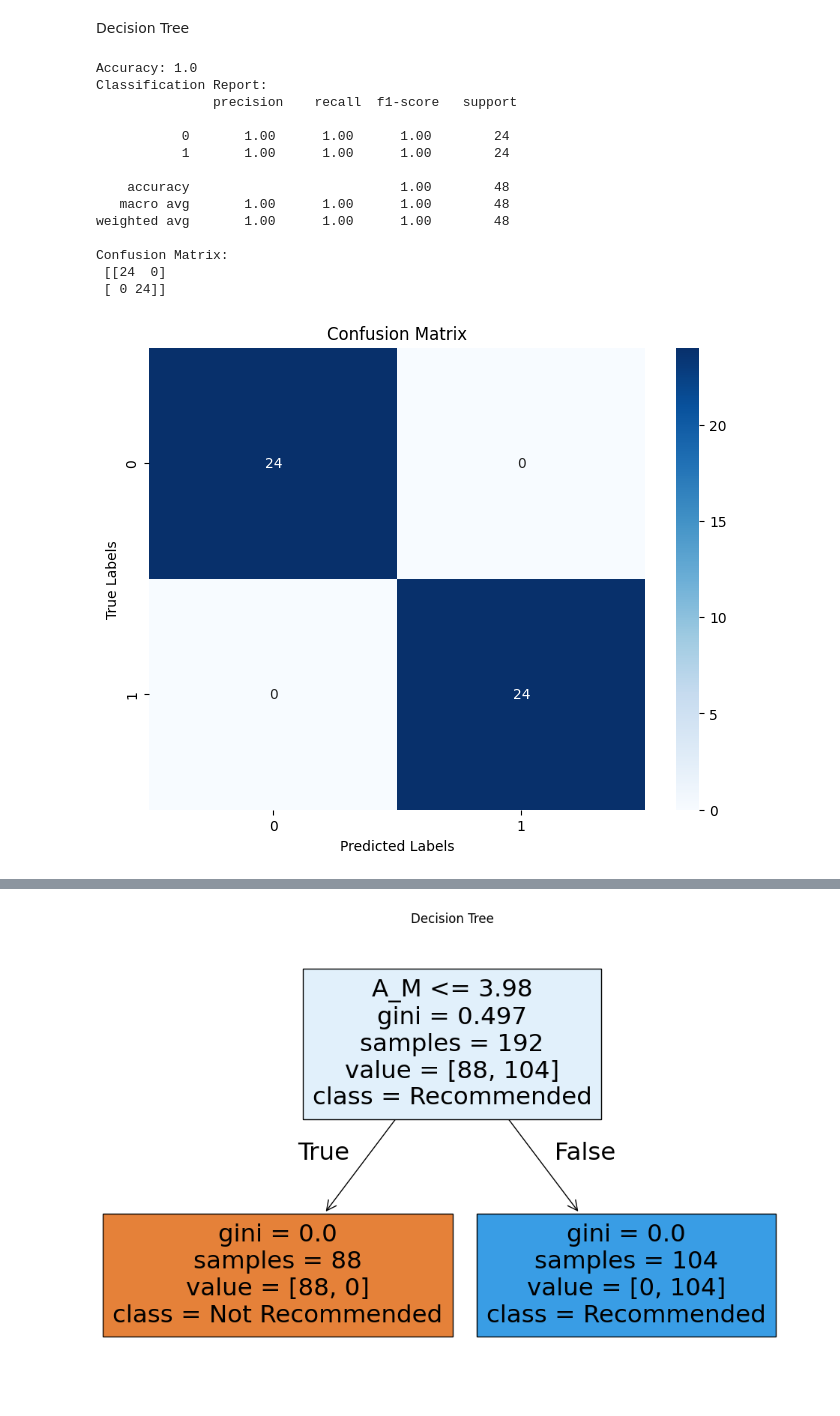
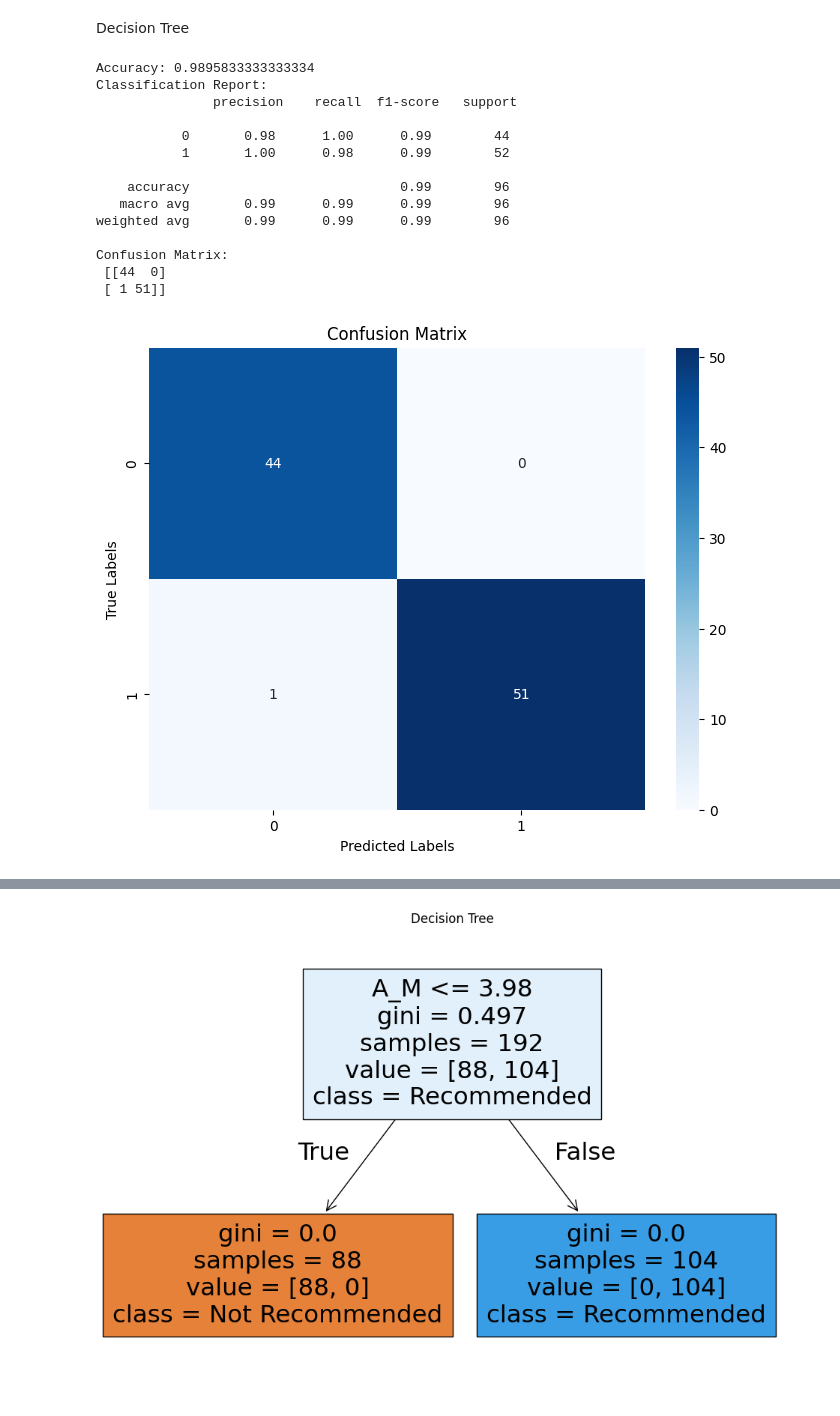
Before and after one commit to 2303A52357/AIML_2303A52357, a Jupyter notebook: STARS_DATASET_PROJECT.ipynb, the cells around one changed output, grey strips where cells are left out. Cells and saved outputs as stored; diff of their text form; code cells hidden in the pictures.

```diff
--- a/STARS_DATASET_PROJECT.ipynb
+++ b/STARS_DATASET_PROJECT.ipynb
@@ -162,20 +162,20 @@ import seaborn as sns
 import matplotlib.pyplot as plt
 
 # Load the dataset
-df = pd.read_csv('/content/drive/MyDrive/Stars Dataset.csv')
+df = pd.read_csv('/content/Stars Dataset.csv.sml.csv')
 
-# Define target variable (assuming A_M >= 4 is Temparature)
-df['Temparature'] = df['A_M'].apply(lambda x: 1 if x >= 4 else 0)
+# Define target variable (assuming A_M >= 4 is Temperature)
+df['Temperature'] = df['A_M'].apply(lambda x: 1 if x >= 4 else 0)
 
-# Define features and target
-X = df[['L', 'R', 'A_M']]
-y = df['Temparature']
+# Define features and target (using fewer features)
+X = df[['L', 'A_M']]  # Removed 'R' from features
+y = df['Temperature']
 
-# Split data into training and testing sets
-X_train, X_test, y_train, y_test = train_test_split(X, y, test_size=0.2, random_state=42)
+# Split data into training and testing sets (increased test size to reduce training data)
+X_train, X_test, y_train, y_test = train_test_split(X, y, test_size=0.4, random_state=42)
 
-# Train Decision Tree model
-dt_model = DecisionTreeClassifier(random_state=42)
+# Train Decision Tree model with limited max depth
+dt_model = DecisionTreeClassifier(max_depth=5, random_state=42)
 dt_model.fit(X_train, y_train)
 
 # Make predictions
@@ -195,39 +195,39 @@ plt.figure(figsize=(8, 6))
 sns.heatmap(conf_mat, annot=True, cmap='Blues')
 plt.xlabel("Predicted Labels")
 plt.ylabel("True Labels")
 plt.title("Confusion Matrix")
 plt.show()
 
 # Find optimal depth value
 depth_values = range(1, 11)
 accuracies = []
 
 for depth in depth_values:
     dt_model = DecisionTreeClassifier(max_depth=depth, random_state=42)
     dt_model.fit(X_train, y_train)
     y_pred = dt_model.predict(X_test)
     accuracy = accuracy_score(y_test, y_pred)
     accuracies.append(accuracy)
 
 plt.figure(figsize=(8, 6))
 plt.plot(depth_values, accuracies)
 plt.xlabel("Depth Value")
 plt.ylabel("Accuracy")
 plt.title("Decision Tree Accuracy vs. Depth Value")
 plt.show()
 # %% [output]
-Accuracy: 1.0
+Accuracy: 0.9895833333333334
 Classification Report:
                precision    recall  f1-score   support
 
-           0       1.00      1.00      1.00        24
-           1       1.00      1.00      1.00        24
+           0       0.98      1.00      0.99        44
+           1       1.00      0.98      0.99        52
 
-    accuracy                           1.00        48
-   macro avg       1.00      1.00      1.00        48
-weighted avg       1.00      1.00      1.00        48
+    accuracy                           0.99        96
+   macro avg       0.99      0.99      0.99        96
+weighted avg       0.99      0.99      0.99        96
 
 Confusion Matrix:
- [[24  0]
- [ 0 24]]
+ [[44  0]
+ [ 1 51]]
-[figure, old version]
+[figure, new version]
```
Also changed, not shown: parts of 9 cells of this notebook.
